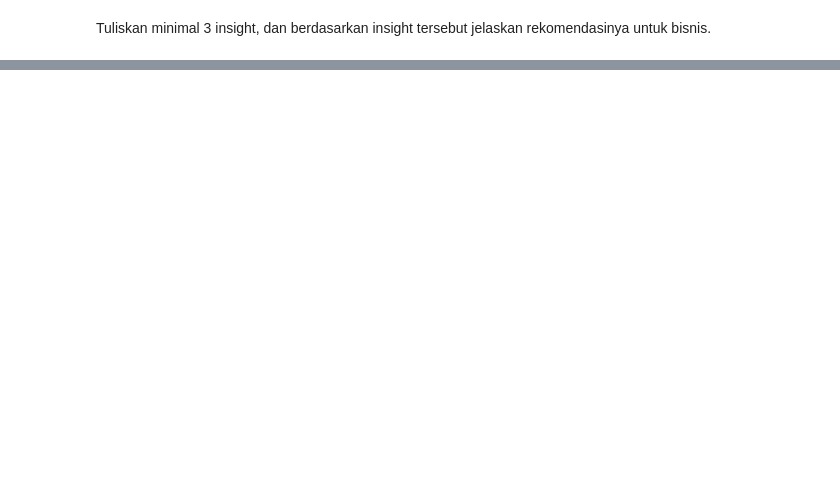
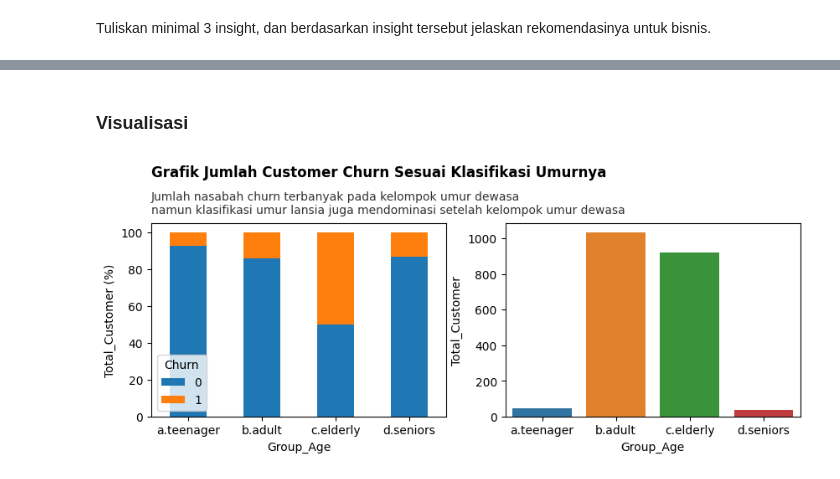
Before and after one commit to explorerrakamin/FinalProject, a Jupyter notebook: Stage_1.ipynb, the cells around one changed output, grey strips where cells are left out. Drawn from its saved outputs; the diff is of its cells as text; code cells hidden in the pictures; blank space fills up the shorter version.

```diff
--- a/Stage_1.ipynb
+++ b/Stage_1.ipynb
@@ -227,0 +273,10 @@ Dapat terlihat bahwa customer churn kebanyakan berada di usia 26 - 45 (Adults) d
+# %%
+#diubah a b c... agar saat diplot urut
+map_age = {
+    'teenager' : 'a.teenager',
+    'adult' : 'b.adult',
+    'elderly': 'c.elderly',
+    'seniors': 'd.seniors'
+}
+df['Group_Age'] = df['Group_Age'].map(map_age)
+df.head()
@@ -227,0 +343,5 @@ Dapat terlihat bahwa customer churn kebanyakan berada di usia 26 - 45 (Adults) d
+# %%
+#reshape group1
+group1_reshape = group1.pivot_table(index = x,
+                                    columns = 'Churn',
+                                    values = 'Persen_Customer1')
@@ -227,0 +367,29 @@ Dapat terlihat bahwa customer churn kebanyakan berada di usia 26 - 45 (Adults) d
+# %% [markdown]
+### Visualisasi
+# %%
+fig, ax = plt.subplots(1,2, figsize = (10,3),sharex=False)
+
+group1_reshape.plot(kind = 'bar', stacked =True, ax=ax[0])
+sns.barplot(data=group1[group1['Churn']==1], x='Group_Age', y='Total_Customer')
+
+for tick in ax[0].get_xticklabels():
+    tick.set_rotation(360)
+
+#setting
+ax[0].set_title('Grafik Jumlah Customer Churn Sesuai Klasifikasi Umurnya',
+                loc = 'left' ,pad = 40,fontweight = 'bold')
+ax[0].set_ylabel('Total_Customer (%)')
+ax[0].set_xlabel('Group_Age')
+#subtitle
+sub_title = str("Jumlah nasabah churn terbanyak pada kelompok umur dewasa" +
+            "\nnamun klasifikasi umur lansia juga mendominasi setelah kelompok umur dewasa ")
+
+x_start, x_end = ax[1].get_xlim()
+y_start, y_end = ax[0].get_ylim()
+ax[0].text(x=x_start ,y = y_end*1.05
+            ,s = sub_title
+            ,ha= 'left',alpha = 0.8)
+
+plt.show()
+# %% [output]
+[figure, added]
```
Also changed, not shown: parts of 31 cells of this notebook.
